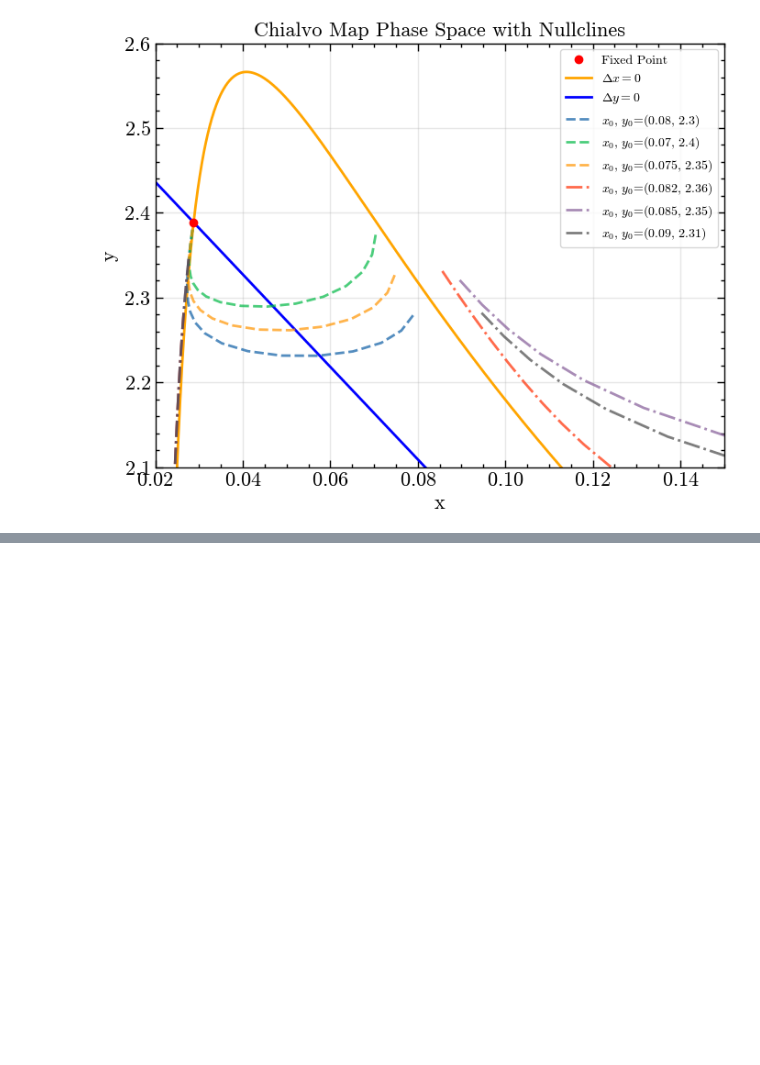
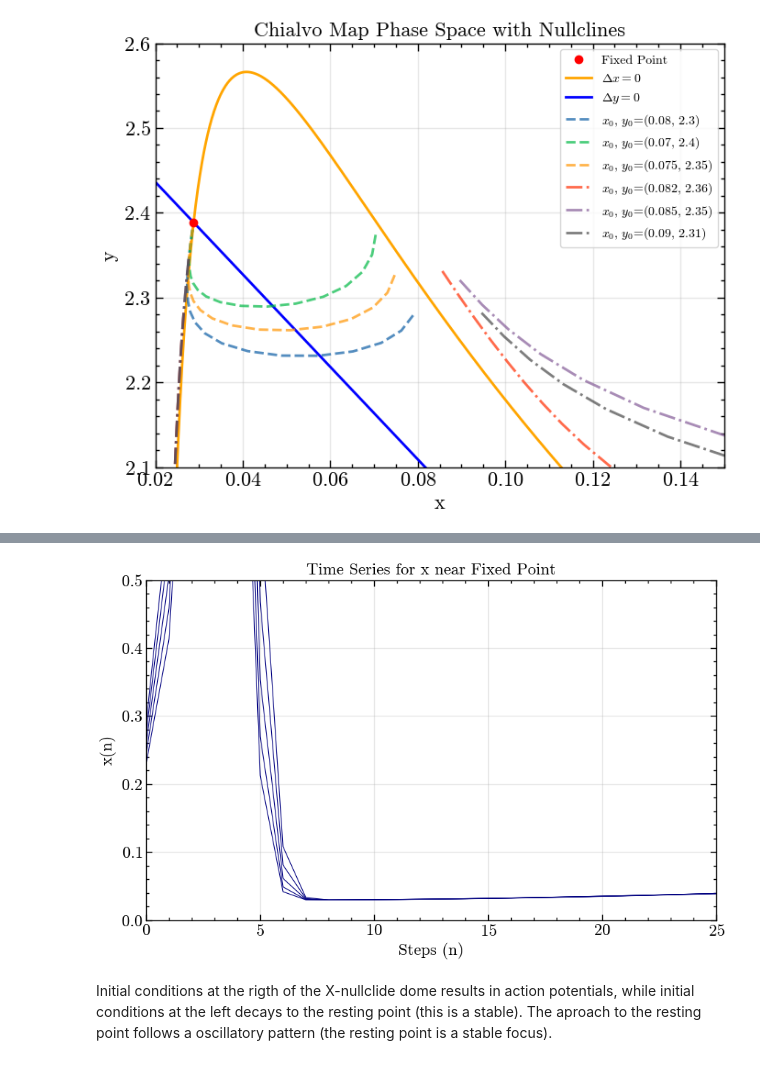
Before and after one commit to alanPalma25/complex_systems, a Jupyter notebook: final_project/chialvo_map.ipynb, the cells around one changed output, grey strips where cells are left out. Cells and saved outputs as stored; diff of their text form; code cells hidden in the pictures; blank space fills up the shorter version.

```diff
--- a/final_project/chialvo_map.ipynb
+++ b/final_project/chialvo_map.ipynb
@@ -447,0 +567,25 @@ plt.show()
+# %%
+# Define initial conditions
+x0_f7 = np.arange(0.23, 0.30, 0.015)
+
+# y0 fixed at the fixed point y value
+y0_f7 = np.ones(len(x0_f7)) * fixed_points_f7[0][1]
+
+chialvo_f7 = ChialvoMap(T=50, a = a_f7, b = b_f7, c = c_f7, k = k_f7)
+trajectory_f7 = chialvo_f7.run(x0=x0_f7, y0=y0_f7)
+# %%
+# Time series for x
+plt.figure(figsize=(10, 6))
+for i in range(len(x0_f7)):
+    plt.plot(trajectory_f7[:, 0, :].T[i], color='navy', linewidth=0.8)
+plt.title('Time Series for x near Fixed Point')
+plt.xlabel('Steps (n)')
+plt.ylabel('x(n)')
+plt.xlim(0, 25)
+plt.ylim(0.0, 0.5)
+plt.grid(alpha=0.3)
+plt.show()
+# %% [output]
+[figure, added]
+# %% [markdown]
+Initial conditions at the rigth of the X-nullclide dome results in action potentials, while initial conditions at the left decays to the resting point (this is a stable). The aproach to the resting point follows a oscillatory pattern (the resting point is a stable focus).
```
Also changed, not shown: parts of 23 cells of this notebook, 1 other file.
